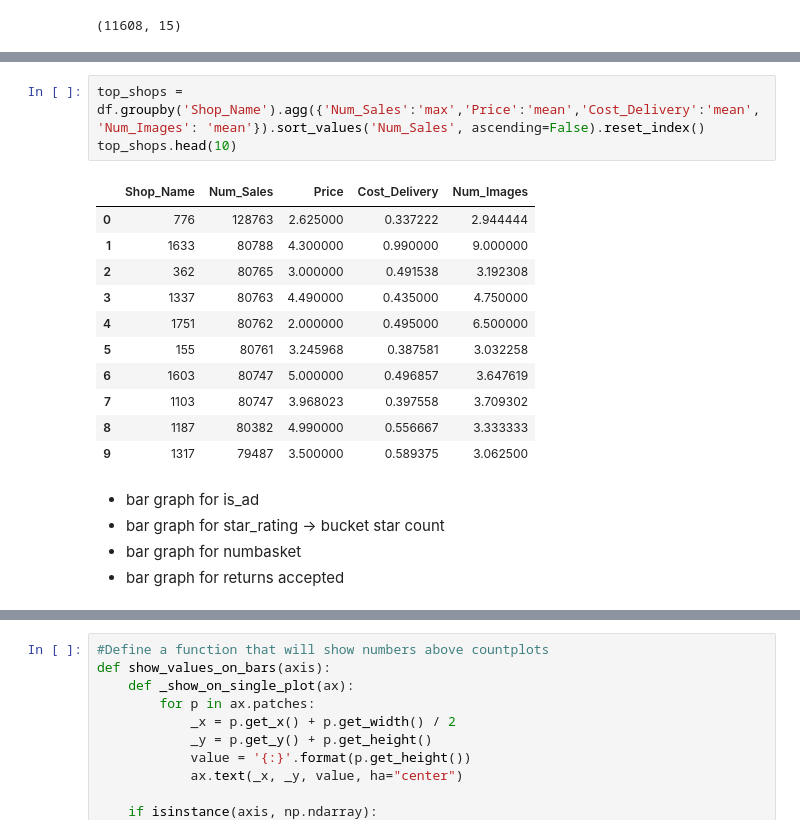
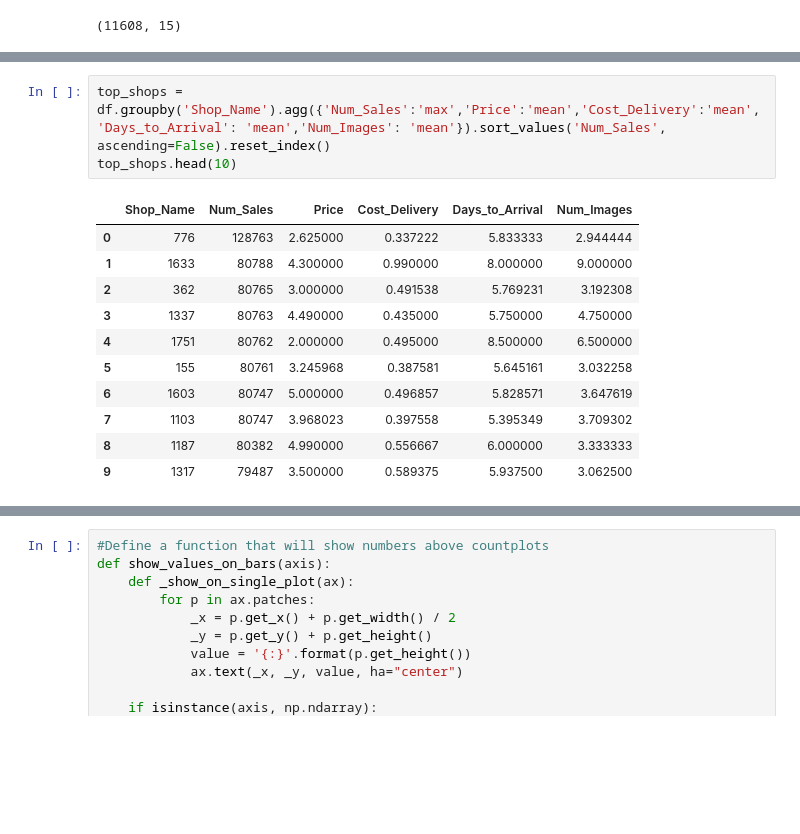
Before and after one commit to anastasiabizyayeva/Price_Etsymator, a Jupyter notebook: 01_EDA.ipynb, the cells around one changed output, grey strips where cells are left out. Drawn from its saved outputs; the diff is of its cells as text; blank space fills up the shorter version.

```diff
--- a/01_EDA.ipynb
+++ b/01_EDA.ipynb
@@ -272,20 +268,15 @@ df[df['Star_Rating'].isnull()].head(10)
 # %%
-top_shops = df.groupby('Shop_Name').agg({'Num_Sales':'max','Price':'mean','Cost_Delivery':'mean','Num_Images': 'mean'}).sort_values('Num_Sales', ascending=False).reset_index()
+top_shops = df.groupby('Shop_Name').agg({'Num_Sales':'max','Price':'mean','Cost_Delivery':'mean','Days_to_Arrival': 'mean','Num_Images': 'mean'}).sort_values('Num_Sales', ascending=False).reset_index()
 top_shops.head(10)
 # %% [output]
-|  | Shop_Name | Num_Sales | Price | Cost_Delivery | Num_Images |
-| 0 | 776 | 128763 | 2.625000 | 0.337222 | 2.944444 |
-| 1 | 1633 | 80788 | 4.300000 | 0.990000 | 9.000000 |
-| 2 | 362 | 80765 | 3.000000 | 0.491538 | 3.192308 |
-| 3 | 1337 | 80763 | 4.490000 | 0.435000 | 4.750000 |
-| 4 | 1751 | 80762 | 2.000000 | 0.495000 | 6.500000 |
-| 5 | 155 | 80761 | 3.245968 | 0.387581 | 3.032258 |
-| 6 | 1603 | 80747 | 5.000000 | 0.496857 | 3.647619 |
-| 7 | 1103 | 80747 | 3.968023 | 0.397558 | 3.709302 |
-| 8 | 1187 | 80382 | 4.990000 | 0.556667 | 3.333333 |
-| 9 | 1317 | 79487 | 3.500000 | 0.589375 | 3.062500 |
+|  | Shop_Name | Num_Sales | Price | Cost_Delivery | Days_to_Arrival | Num_Images |
+| 0 | 776 | 128763 | 2.625000 | 0.337222 | 5.833333 | 2.944444 |
+| 1 | 1633 | 80788 | 4.300000 | 0.990000 | 8.000000 | 9.000000 |
+| 2 | 362 | 80765 | 3.000000 | 0.491538 | 5.769231 | 3.192308 |
+| 3 | 1337 | 80763 | 4.490000 | 0.435000 | 5.750000 | 4.750000 |
+| 4 | 1751 | 80762 | 2.000000 | 0.495000 | 8.500000 | 6.500000 |
+| 5 | 155 | 80761 | 3.245968 | 0.387581 | 5.645161 | 3.032258 |
+| 6 | 1603 | 80747 | 5.000000 | 0.496857 | 5.828571 | 3.647619 |
+| 7 | 1103 | 80747 | 3.968023 | 0.397558 | 5.395349 | 3.709302 |
+| 8 | 1187 | 80382 | 4.990000 | 0.556667 | 6.000000 | 3.333333 |
+| 9 | 1317 | 79487 | 3.500000 | 0.589375 | 5.937500 | 3.062500 |
-# %% [markdown]
-* bar graph for is_ad
-* bar graph for star_rating -> bucket star count
-* bar graph for numbasket
-* bar graph for returns accepted
```
Also changed, not shown: parts of 25 cells of this notebook.
